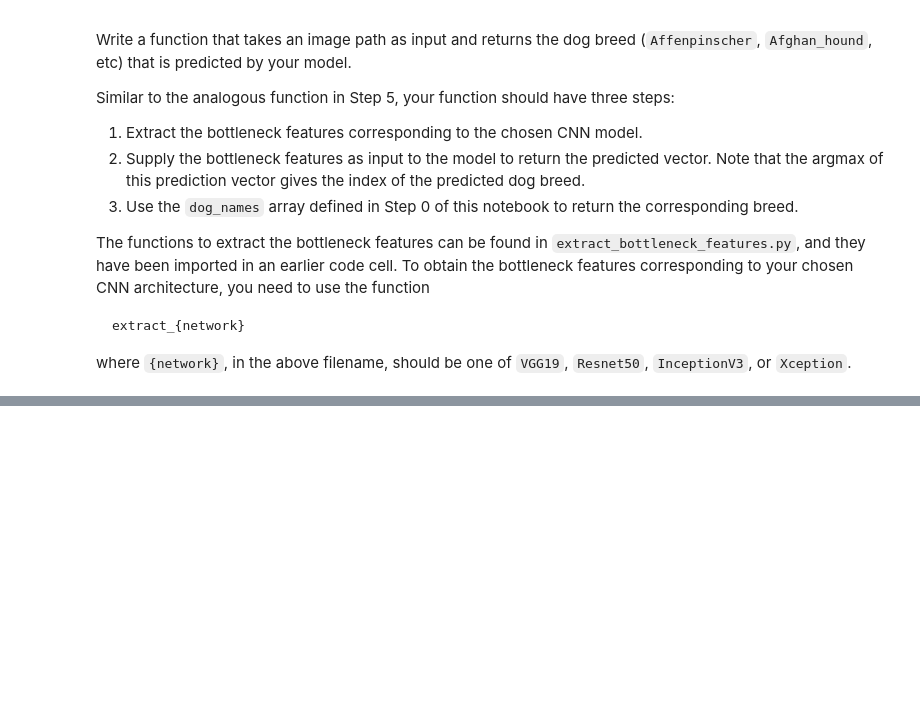
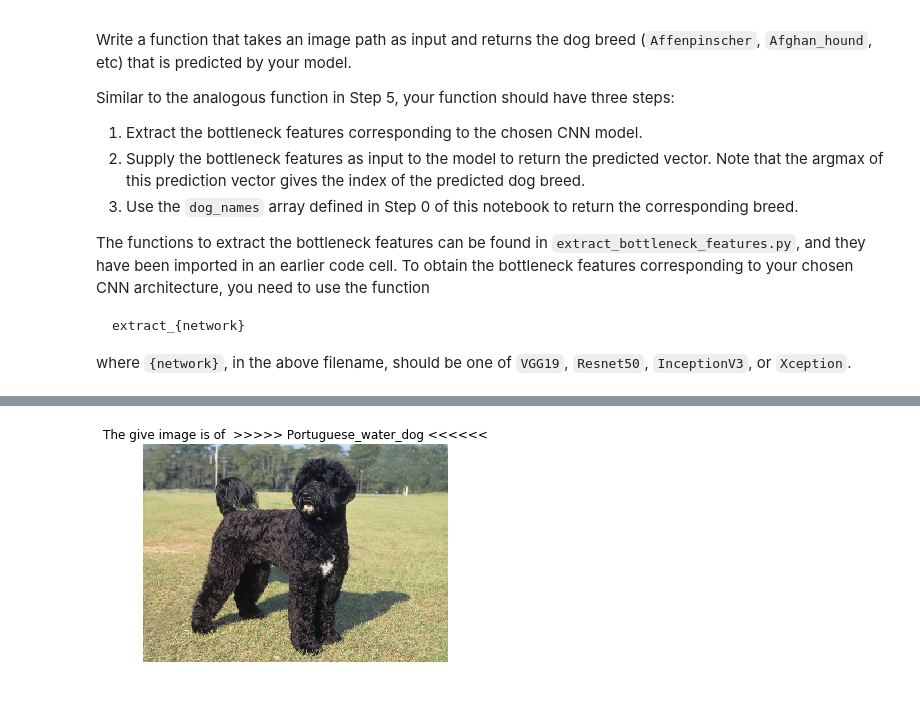
Before and after one commit to unnat5/dog-project, a Jupyter notebook: dog_app.ipynb, the cells around one changed output, grey strips where cells are left out. Cells and saved outputs as stored; diff of their text form; code cells hidden in the pictures; blank space fills up the shorter version.

```diff
--- a/dog_app.ipynb
+++ b/dog_app.ipynb
@@ -745,0 +833,4 @@ __Answer:__
+# %%
+predict_dog_human("pd.JPG",resnet50_model)
+# %% [output]
+[figure, added]
```
Also changed, not shown: parts of 20 cells of this notebook, 1 other file.
